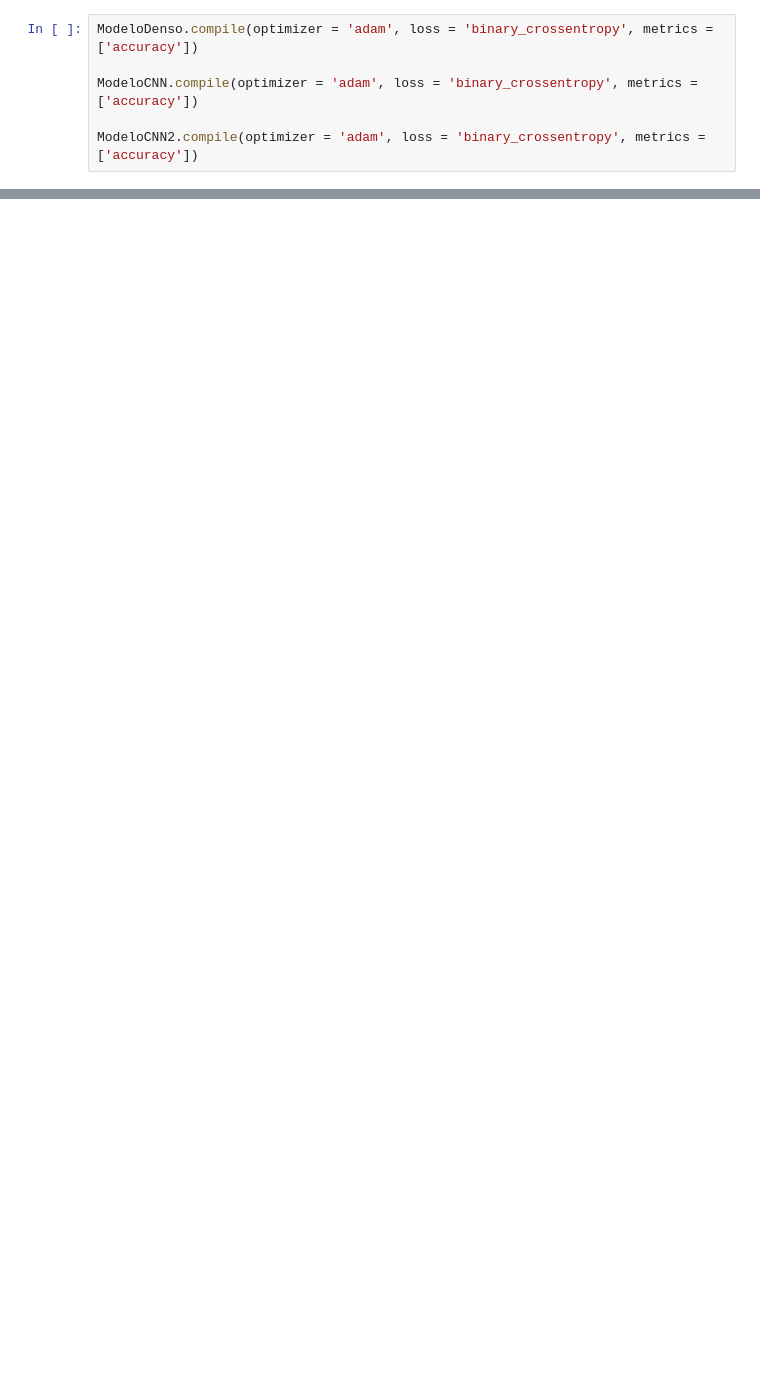
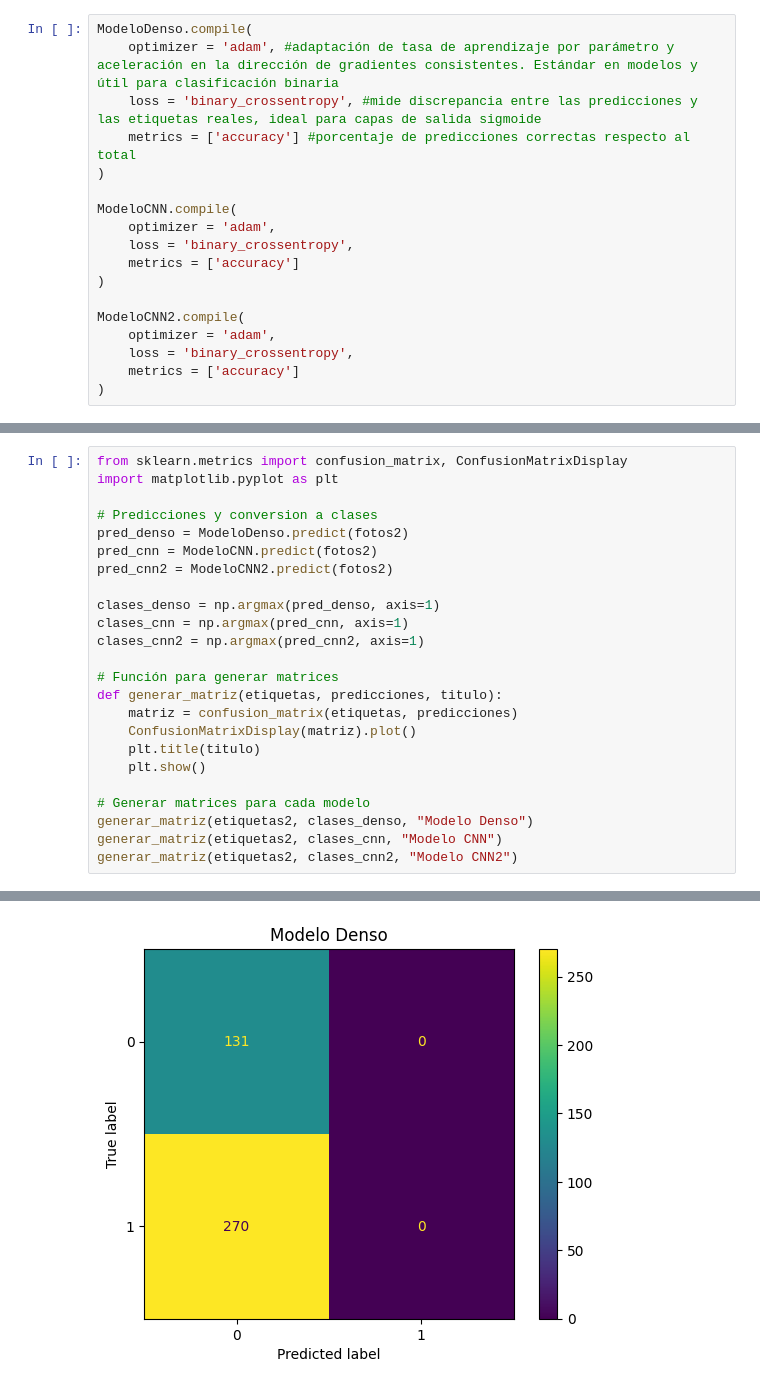
Before and after one commit to sonoAESS/Estudio-Inteligencia-Artificial, a Jupyter notebook: Deep Learning Escuela/trabajoCNN/pokemonEgg.ipynb, the cells around one changed output, grey strips where cells are left out. Drawn from its saved outputs; the diff is of its cells as text; blank space fills up the shorter version.

```diff
--- a/Deep Learning Escuela/trabajoCNN/pokemonEgg.ipynb
+++ b/Deep Learning Escuela/trabajoCNN/pokemonEgg.ipynb
@@ -161,6 +208,18 @@ ModeloCNN2 = tf.keras.models.Sequential([
 # %%
-ModeloDenso.compile(optimizer = 'adam', loss = 'binary_crossentropy', metrics = ['accuracy'])
+ModeloDenso.compile(
+    optimizer = 'adam', #adaptación de tasa de aprendizaje por parámetro y aceleración en la dirección de gradientes consistentes. Estándar en modelos y útil para clasificación binaria
+    loss = 'binary_crossentropy', #mide discrepancia entre las predicciones y las etiquetas reales, ideal para capas de salida sigmoide
+    metrics = ['accuracy'] #porcentaje de predicciones correctas respecto al total
+)
 
-ModeloCNN.compile(optimizer = 'adam', loss = 'binary_crossentropy', metrics = ['accuracy'])
+ModeloCNN.compile(
+    optimizer = 'adam',
+    loss = 'binary_crossentropy',
+    metrics = ['accuracy']
+)
 
-ModeloCNN2.compile(optimizer = 'adam', loss = 'binary_crossentropy', metrics = ['accuracy'])
+ModeloCNN2.compile(
+    optimizer = 'adam',
+    loss = 'binary_crossentropy',
+    metrics = ['accuracy']
+)
@@ -245,2 +310,27 @@ Epoch 10/10
 WARNING:absl:You are saving your model as an HDF5 file via `model.save()` or `keras.saving.save_model(model)`. This file format is considered legacy. We recommend using instead the native Keras format ...
 Modelo CNN2 guardado
+# %%
+from sklearn.metrics import confusion_matrix, ConfusionMatrixDisplay
+import matplotlib.pyplot as plt
+
+# Predicciones y conversion a clases
+pred_denso = ModeloDenso.predict(fotos2)
+pred_cnn = ModeloCNN.predict(fotos2)
+pred_cnn2 = ModeloCNN2.predict(fotos2)
+
+clases_denso = np.argmax(pred_denso, axis=1)
+clases_cnn = np.argmax(pred_cnn, axis=1)
+clases_cnn2 = np.argmax(pred_cnn2, axis=1)
+
+# Función para generar matrices
+def generar_matriz(etiquetas, predicciones, titulo):
+    matriz = confusion_matrix(etiquetas, predicciones)
+    ConfusionMatrixDisplay(matriz).plot()
+    plt.title(titulo)
+    plt.show()
+
+# Generar matrices para cada modelo
+generar_matriz(etiquetas2, clases_denso, "Modelo Denso")
+generar_matriz(etiquetas2, clases_cnn, "Modelo CNN")
+generar_matriz(etiquetas2, clases_cnn2, "Modelo CNN2")
+# %% [output]
@@ -246,0 +340 @@ Modelo CNN2 guardado
+[figure, added]
```
Also changed, not shown: parts of 20 cells of this notebook, 8 other files.
